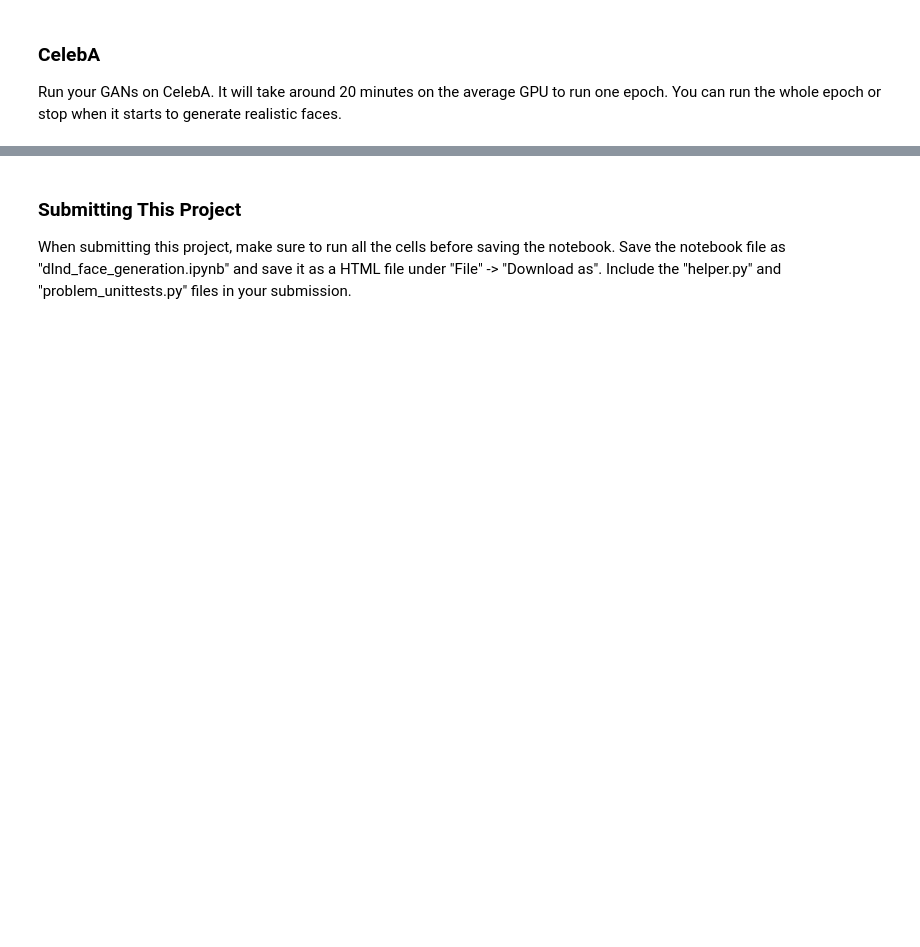
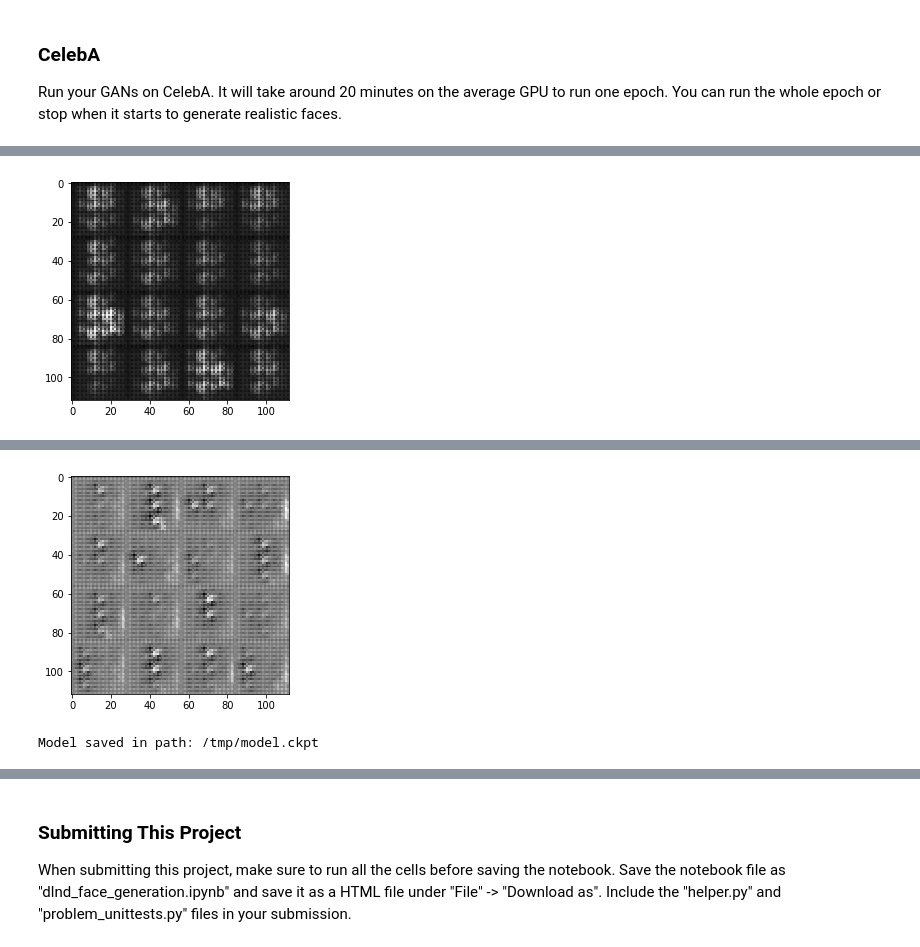
Before and after one commit to meet-minimalist/Udacity-Deep-Leanring-Project-4-Generative-Adversarial-Networks, a Jupyter notebook: dlnd_face_generation.ipynb, the cells around one changed output, grey strips where cells are left out. Saved outputs shown, nothing was run; the diff lists cells and outputs as text; code cells hidden in the pictures; blank space fills up the shorter version.

```diff
--- a/dlnd_face_generation.ipynb
+++ b/dlnd_face_generation.ipynb
@@ -519,0 +488,18 @@ Batch No.: 600 Discriminator Loss: 0.35685449838638306 Generative Loss: 4.857281
+# %%
+batch_size = 256
+z_dim = 100
+learning_rate = 0.005
+beta1 = 0.9
+ALPHA=0.01
+
+
+"""
+DON'T MODIFY ANYTHING IN THIS CELL THAT IS BELOW THIS LINE
+"""
+epochs = 2
+
+mnist_dataset = helper.Dataset('mnist', glob(os.path.join(data_dir, 'mnist/*.jpg')))
+with tf.Graph().as_default():
+    train(epochs, batch_size, z_dim, learning_rate, beta1, mnist_dataset.get_batches,
+          mnist_dataset.shape, mnist_dataset.image_mode)
+# %% [output]
@@ -519,0 +507 @@ Batch No.: 600 Discriminator Loss: 0.35685449838638306 Generative Loss: 4.857281
+[figure, added]
@@ -519,0 +510,2 @@ Batch No.: 600 Discriminator Loss: 0.35685449838638306 Generative Loss: 4.857281
+[figure, added]
+Model saved in path: /tmp/model.ckpt
```
Also changed, not shown: parts of 15 cells of this notebook.
